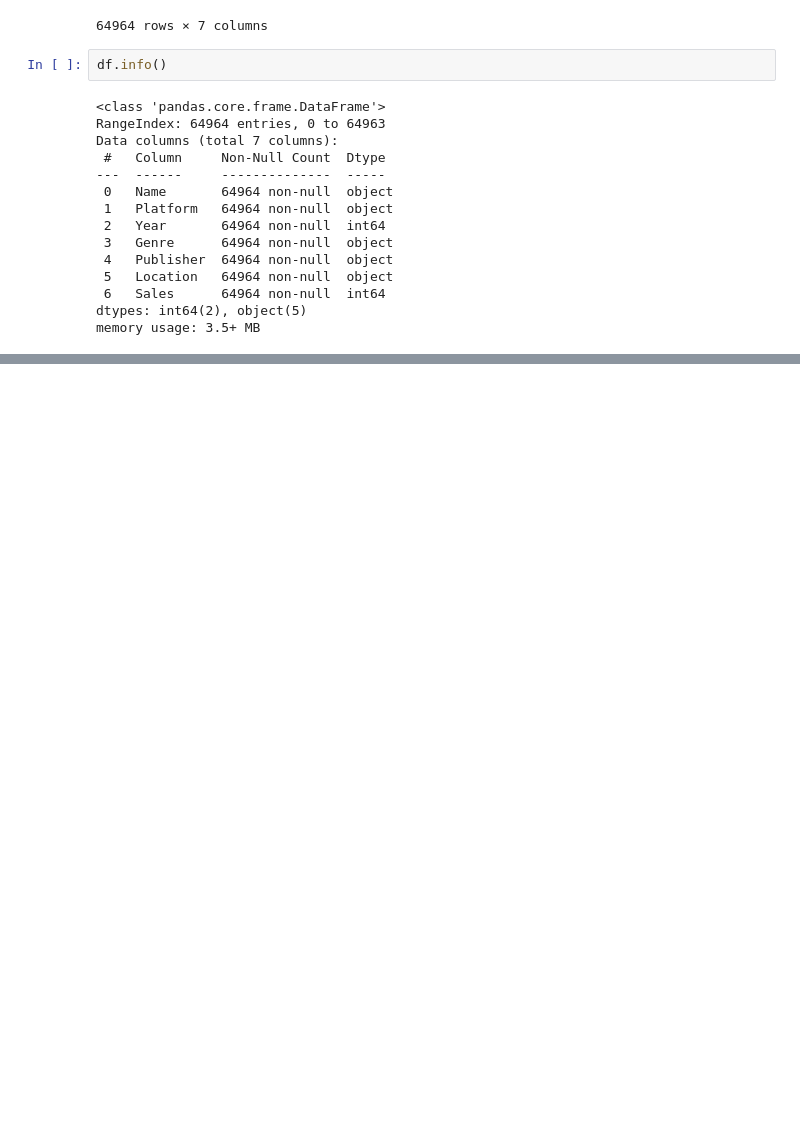
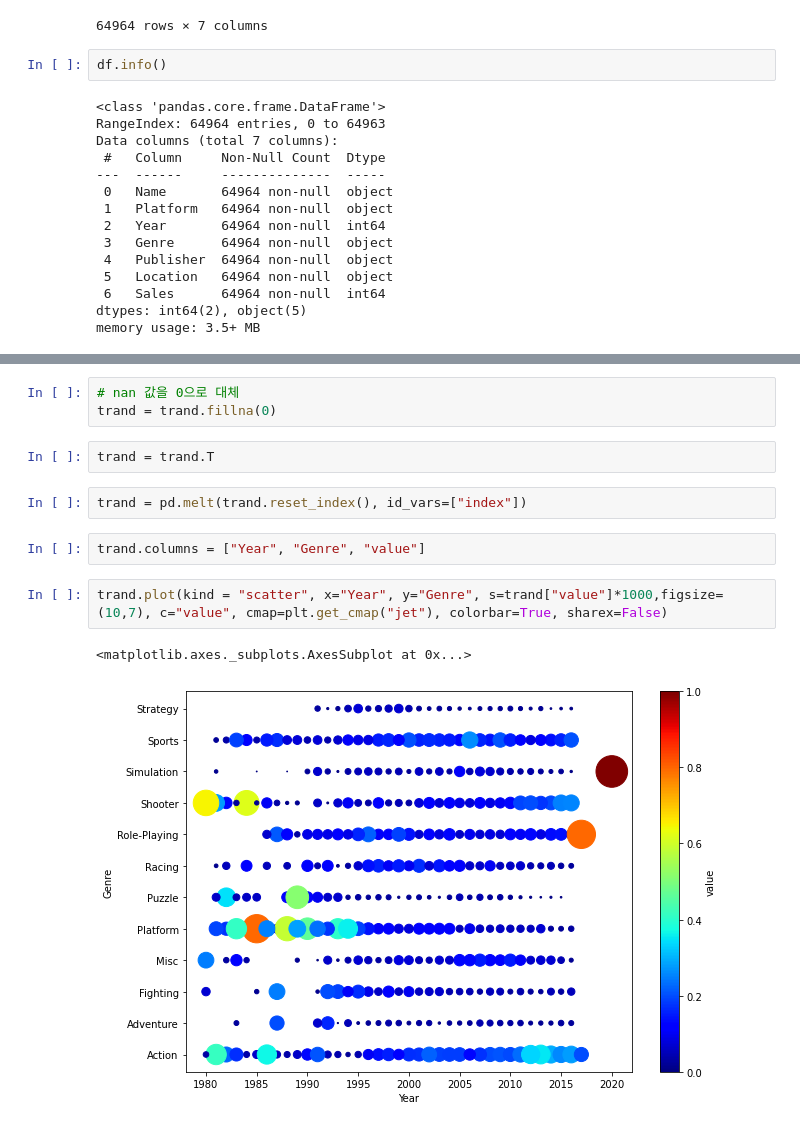
Before and after one commit to CJYjob/ds-section1-Project1-new-, a Jupyter notebook: Codestates_Project1.ipynb, the cells around one changed output, grey strips where cells are left out. Cells and saved outputs as stored; diff of their text form; blank space fills up the shorter version.

```diff
--- a/Codestates_Project1.ipynb
+++ b/Codestates_Project1.ipynb
@@ -288,0 +330,14 @@ memory usage: 3.5+ MB
+# %%
+# nan 값을 0으로 대체
+trand = trand.fillna(0)
+# %%
+trand = trand.T
+# %%
+trand = pd.melt(trand.reset_index(), id_vars=["index"])
+# %%
+trand.columns = ["Year", "Genre", "value"]
+# %%
+trand.plot(kind = "scatter", x="Year", y="Genre", s=trand["value"]*1000,figsize=(10,7), c="value", cmap=plt.get_cmap("jet"), colorbar=True, sharex=False)
+# %% [output]
+<matplotlib.axes._subplots.AxesSubplot at 0x...>
+[figure, added]
```
Also changed, not shown: parts of 12 cells of this notebook.
